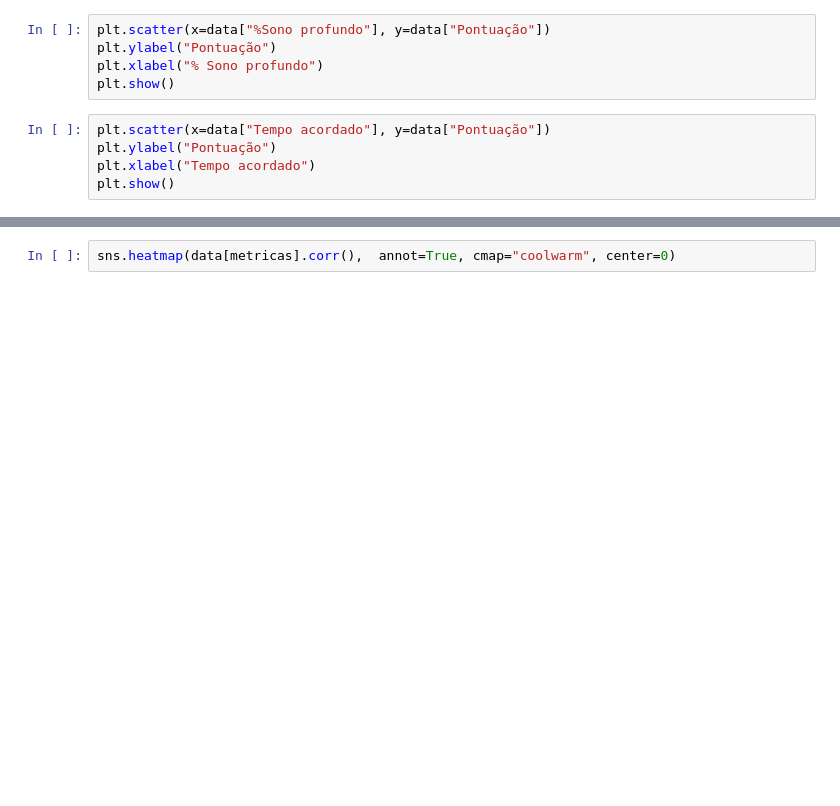
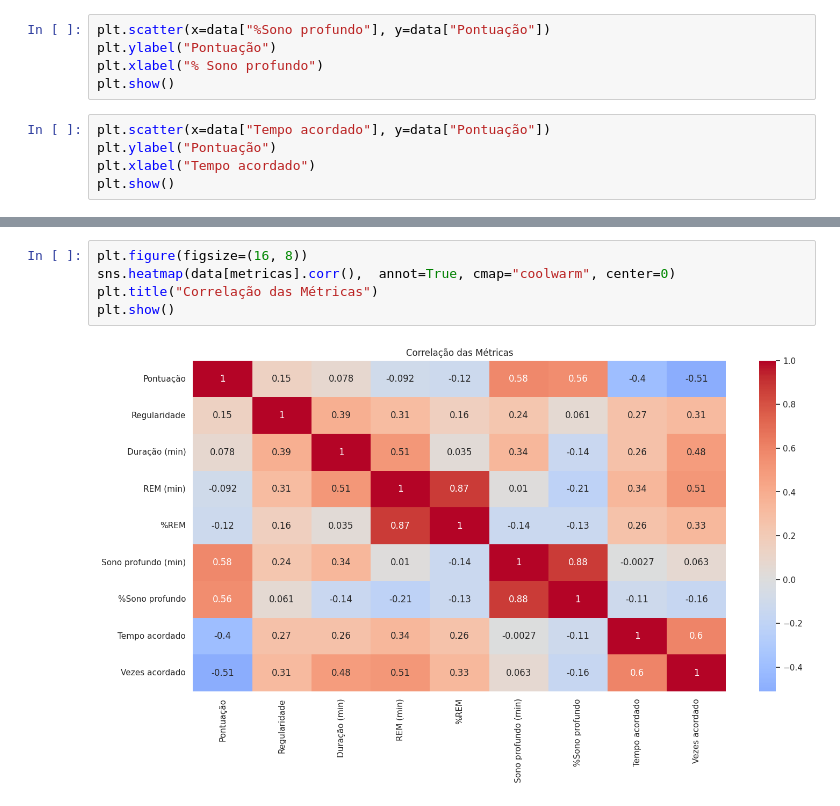
Before and after one commit to kylesonev/sleep_analysis, a Jupyter notebook: notebook/01.ipynb, the cells around one changed output, grey strips where cells are left out. Drawn from its saved outputs; the diff is of its cells as text; blank space fills up the shorter version.

```diff
--- a/notebook/01.ipynb
+++ b/notebook/01.ipynb
@@ -236,2 +235,7 @@ plt.show()
 # %%
+plt.figure(figsize=(16, 8))
 sns.heatmap(data[metricas].corr(),  annot=True, cmap="coolwarm", center=0)
+plt.title("Correlação das Métricas")
+plt.show()
+# %% [output]
+[figure, added]
```
Also changed, not shown: parts of 5 cells of this notebook.
